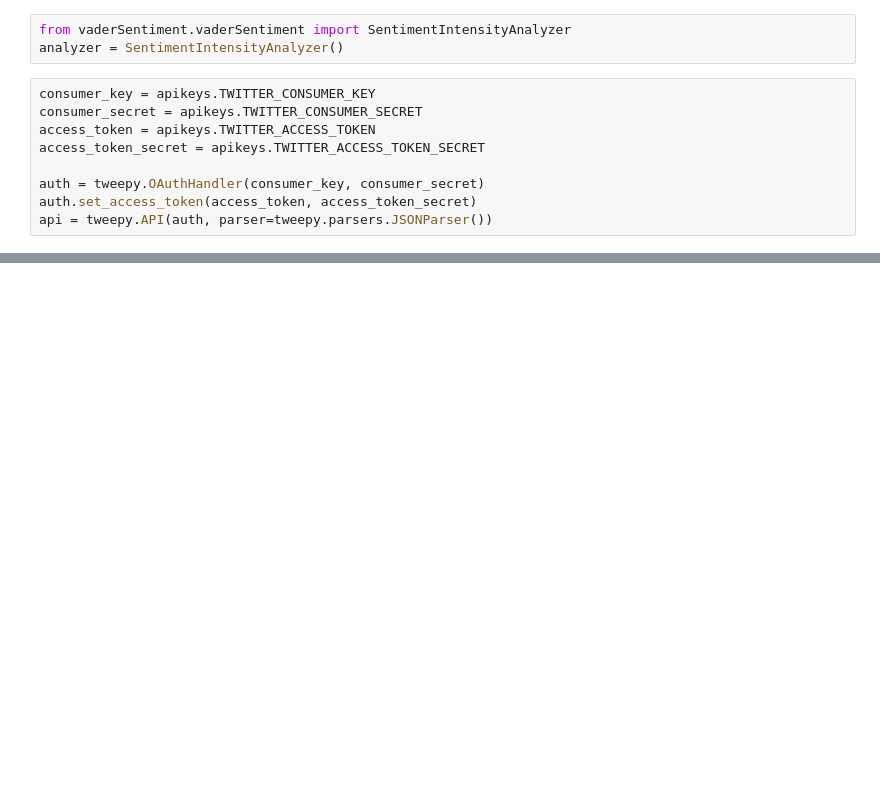
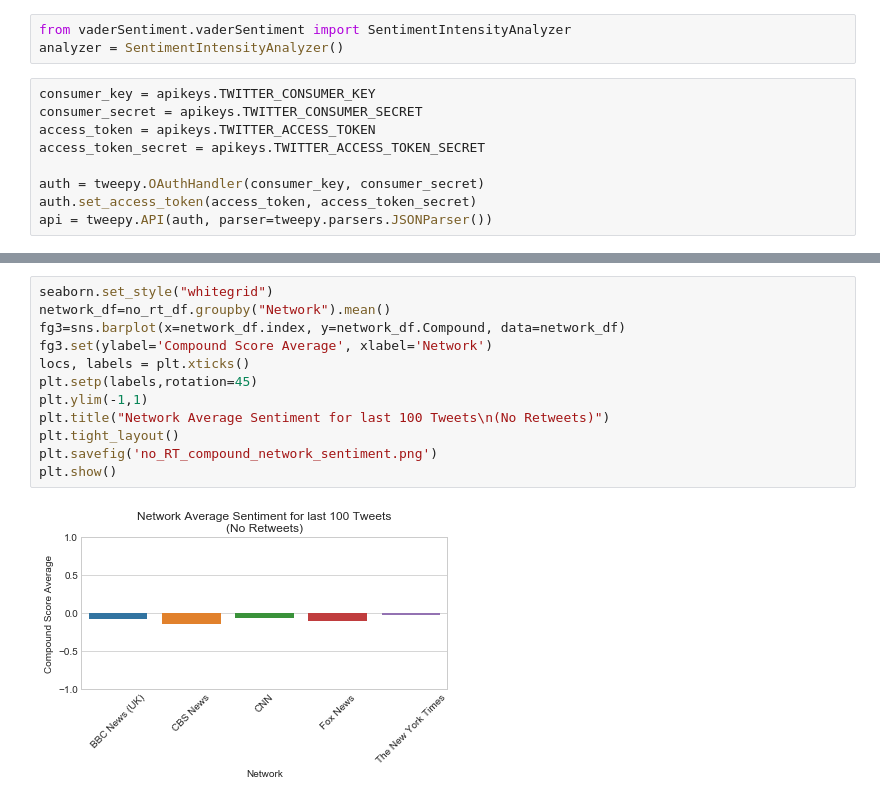
Before and after one commit to thefrostyhalf/HomeworkSubmissions, a Jupyter notebook: twitter-challenge/newsmood.ipynb, the cells around one changed output, grey strips where cells are left out. Cells and saved outputs as stored; diff of their text form; blank space fills up the shorter version.

```diff
--- a/twitter-challenge/newsmood.ipynb
+++ b/twitter-challenge/newsmood.ipynb
@@ -68,0 +120,14 @@ AttributeError: 'NoneType' object has no attribute 'head'
+# %%
+seaborn.set_style("whitegrid")
+network_df=no_rt_df.groupby("Network").mean()
+fg3=sns.barplot(x=network_df.index, y=network_df.Compound, data=network_df)
+fg3.set(ylabel='Compound Score Average', xlabel='Network')
+locs, labels = plt.xticks()
+plt.setp(labels,rotation=45)
+plt.ylim(-1,1)
+plt.title("Network Average Sentiment for last 100 Tweets\n(No Retweets)")
+plt.tight_layout()
+plt.savefig('no_RT_compound_network_sentiment.png')
+plt.show()
+# %% [output]
+[figure, added]
```
Also changed, not shown: parts of 10 cells of this notebook, 5 other files.
